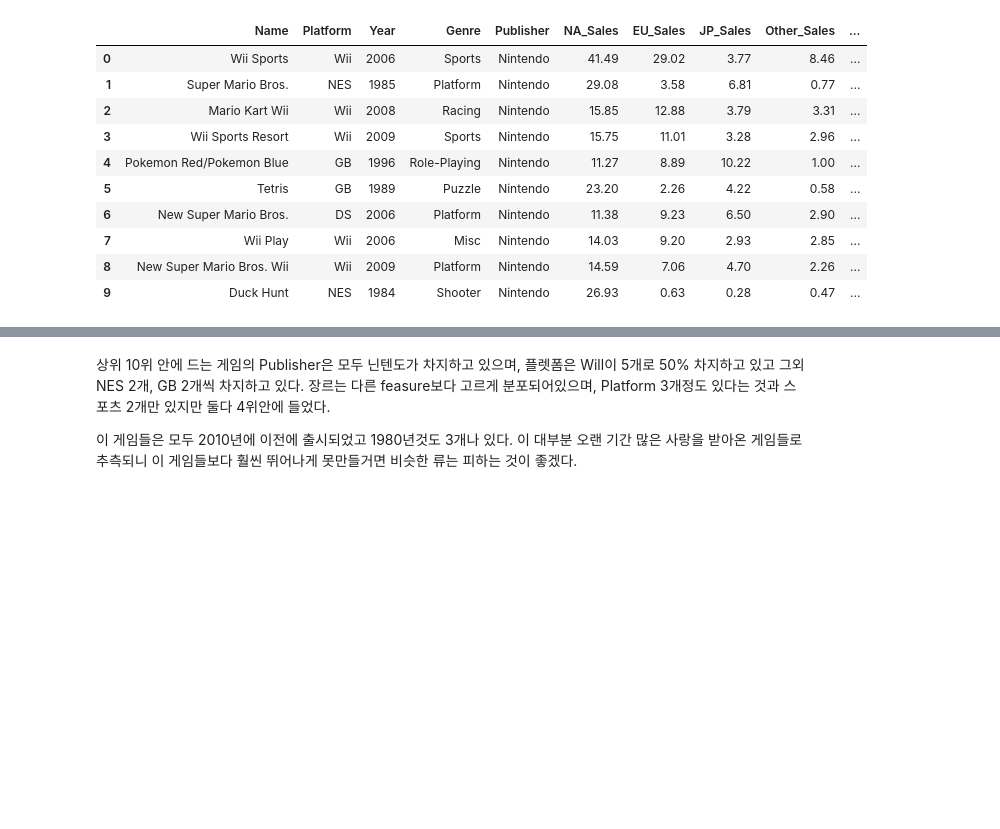
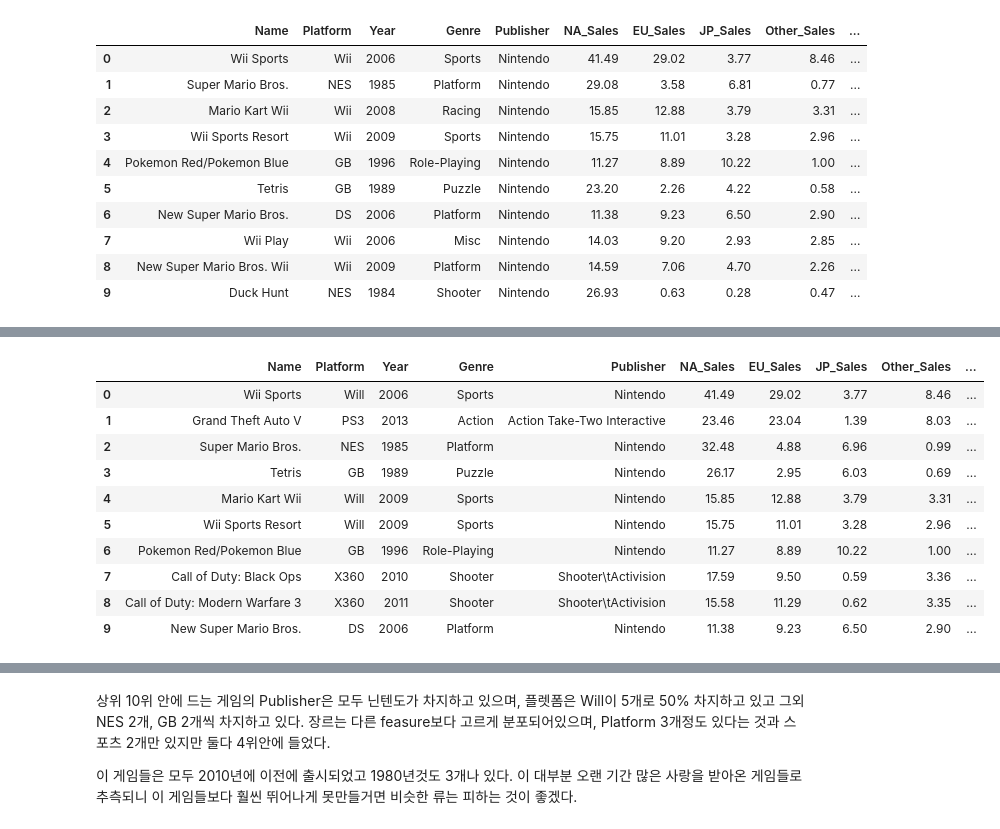
Before and after one commit to poandpo/project-, a Jupyter notebook: project1.ipynb, the cells around one changed output, grey strips where cells are left out. Saved outputs shown, nothing was run; the diff lists cells and outputs as text; code cells hidden in the pictures; blank space fills up the shorter version.

```diff
--- a/project1.ipynb
+++ b/project1.ipynb
@@ -599,3 +593,10 @@ df_10
 | 7 | Wii Play | Wii | 2006 | Misc | Nintendo | 14.03 | 9.20 | 2.93 | 2.85 | ... |
 | 8 | New Super Mario Bros. Wii | Wii | 2009 | Platform | Nintendo | 14.59 | 7.06 | 4.70 | 2.26 | ... |
 | 9 | Duck Hunt | NES | 1984 | Shooter | Nintendo | 26.93 | 0.63 | 0.28 | 0.47 | ... |
+# %%
+df_n=df.groupby(by=['Name'],as_index=False).sum().sort_values(by=['Total_sales'],ascending = False).reset_index(drop=True).head(10).drop(labels='Year', axis=1)
+
+#df_10[['Name','NA_Sales','EU_Sales','JP_Sales','Other_Sales','Total_Sales']]=df_n
+df_n['Rank']= df_n['Total_sales'].rank(ascending = False).astype(int)
+#df_10=df_10.drop(labels='Total_sales', axis=1)
+df_n
@@ -601,0 +615,24 @@ df_10
+# %%
+data={'Name':['Wii Sports',	'Grand Theft Auto V',	'Super Mario Bros.',	'Tetris',	'Mario Kart Wii',	'Wii Sports Resort',	'Pokemon Red/Pokemon Blue',	'Call of Duty: Black Ops',	'Call of Duty: Modern Warfare 3',	'New Super Mario Bros.'],
+      'Platform':['Will','PS3','NES','GB','Will','Will','GB','X360','X360','DS'],
+      'Year':[2006,2013,1985,1989,2009,2009,1996,2010,2011,2006],
+      'Genre':['Sports','Action',' Platform','Puzzle','Sports','Sports','Role-Playing','Shooter','Shooter','Platform'],
+      'Publisher':['Nintendo','Action Take-Two Interactive', 'Nintendo','Nintendo','Nintendo','Nintendo','Nintendo','Shooter	Activision','Shooter	Activision','Nintendo']}
+
+df_detail= pd.DataFrame(data)
+# %%
+df_n=pd.merge(df_detail, df_n, how='left', on='Name')
+# %%
+df_n
+# %% [output]
+|  | Name | Platform | Year | Genre | Publisher | NA_Sales | EU_Sales | JP_Sales | Other_Sales | ... |
+| 0 | Wii Sports | Will | 2006 | Sports | Nintendo | 41.49 | 29.02 | 3.77 | 8.46 | ... |
+| 1 | Grand Theft Auto V | PS3 | 2013 | Action | Action Take-Two Interactive | 23.46 | 23.04 | 1.39 | 8.03 | ... |
+| 2 | Super Mario Bros. | NES | 1985 | Platform | Nintendo | 32.48 | 4.88 | 6.96 | 0.99 | ... |
+| 3 | Tetris | GB | 1989 | Puzzle | Nintendo | 26.17 | 2.95 | 6.03 | 0.69 | ... |
+| 4 | Mario Kart Wii | Will | 2009 | Sports | Nintendo | 15.85 | 12.88 | 3.79 | 3.31 | ... |
+| 5 | Wii Sports Resort | Will | 2009 | Sports | Nintendo | 15.75 | 11.01 | 3.28 | 2.96 | ... |
+| 6 | Pokemon Red/Pokemon Blue | GB | 1996 | Role-Playing | Nintendo | 11.27 | 8.89 | 10.22 | 1.00 | ... |
+| 7 | Call of Duty: Black Ops | X360 | 2010 | Shooter | Shooter\tActivision | 17.59 | 9.50 | 0.59 | 3.36 | ... |
+| 8 | Call of Duty: Modern Warfare 3 | X360 | 2011 | Shooter | Shooter\tActivision | 15.58 | 11.29 | 0.62 | 3.35 | ... |
+| 9 | New Super Mario Bros. | DS | 2006 | Platform | Nintendo | 11.38 | 9.23 | 6.50 | 2.90 | ... |
```
Also changed, not shown: parts of 17 cells of this notebook.
